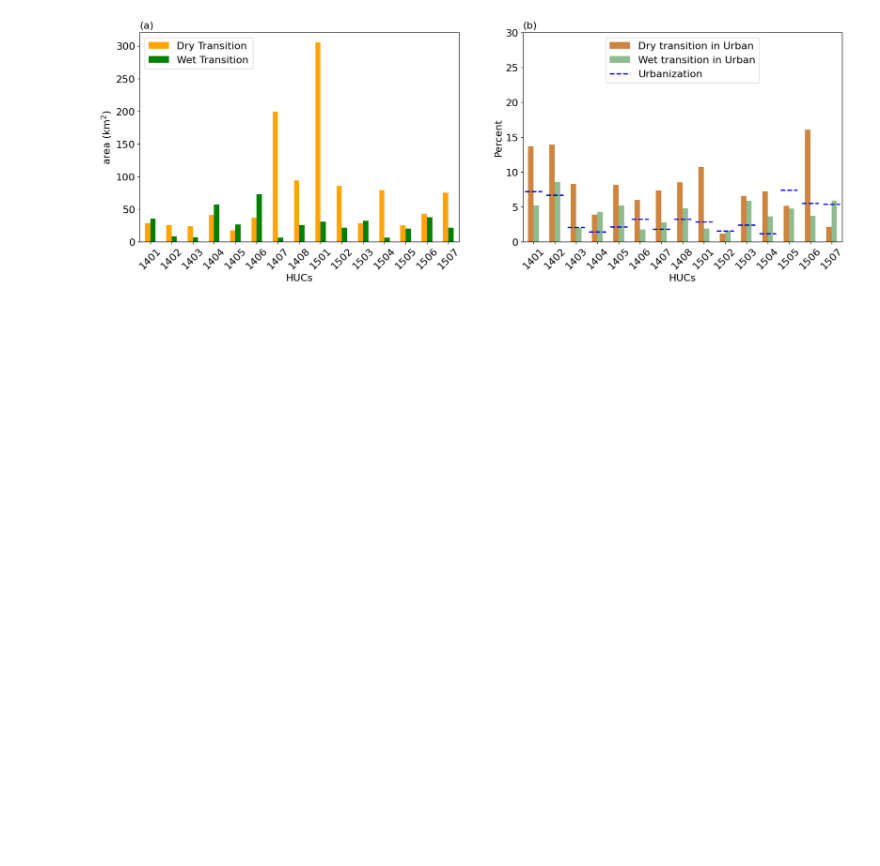
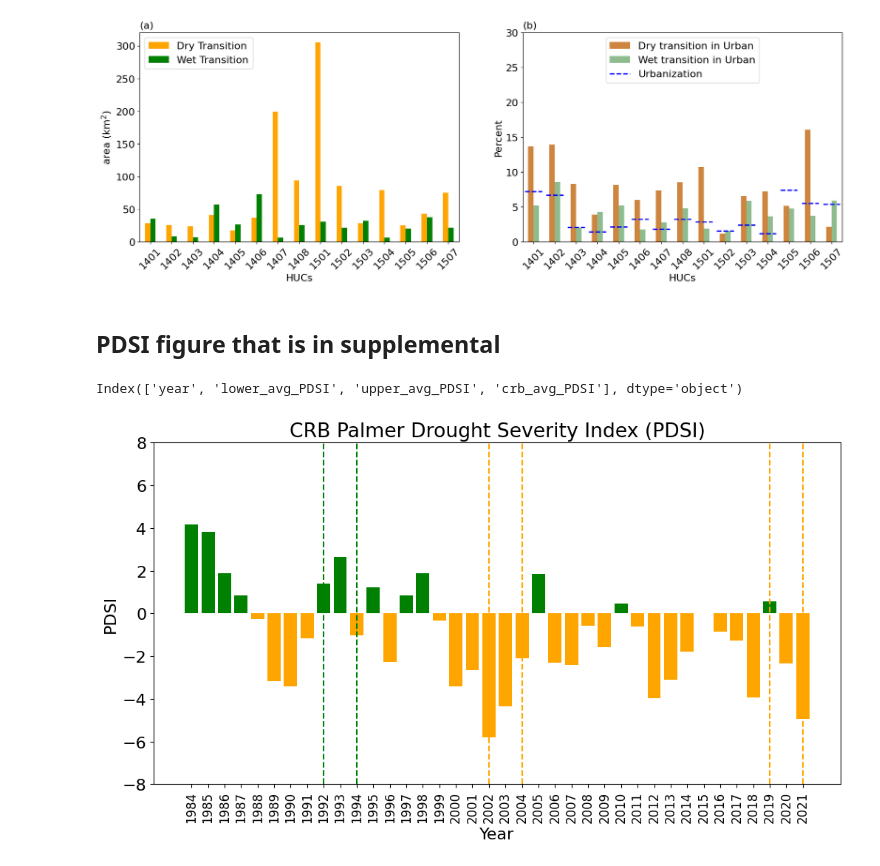
Before and after one commit to ppuentex/Surface_Water_Analysis-CRB, a Jupyter notebook: Results/generate-figures.ipynb, the cells around one changed output. Cells and saved outputs as stored; diff of their text form; code cells hidden in the pictures; blank space fills up the shorter version.

Commit message:
add the PDSI figure that is part of the supplemental instructions

```diff
--- a/Results/generate-figures.ipynb
+++ b/Results/generate-figures.ipynb
@@ -565,3 +565,33 @@ ax[1].legend(h1 + [custom_line], ['Dry transition in Urban','Wet transition in U
 plt.savefig('../Results/figures/transitions_urban_areas-figure6.jpg', bbox_inches ='tight', dpi = 600)
 # %% [output]
 [figure]
+# %% [markdown]
+## PDSI figure that is in supplemental
+# %%
+pdsi_df = pd.read_csv('../Data/processed-data/CRB_PDSI_84-21.csv')
+pdsi_df.columns
+# %% [output]
+Index(['year', 'lower_avg_PDSI', 'upper_avg_PDSI', 'crb_avg_PDSI'], dtype='object')
+# %%
+#Create a color list based on the value
+colors = ['green' if val > 0 else 'orange' for val in pdsi_df['crb_avg_PDSI']]
+
+plt.rcParams.update({'font.size': 16})
+plt.figure(figsize=(12, 6))
+plt.bar(pdsi_df['year'], pdsi_df['crb_avg_PDSI'], color=colors)
+plt.ylim(-8,8)
+plt.axvline(x=1992, color='green', linestyle='--')
+plt.axvline(x=1994,color='green', linestyle='--')
+plt.axvline(x=2002, color='orange', linestyle='--')
+plt.axvline(x=2004,color='orange', linestyle='--')
+plt.axvline(x=2019, color='orange', linestyle='--')
+plt.axvline(x=2021,color='orange', linestyle='--')
+plt.xlabel('Year')
+plt.xticks(fontsize = 12)
+plt.ylabel('PDSI')
+plt.title('CRB Palmer Drought Severity Index (PDSI)')
+plt.xticks(pdsi_df['year'],rotation=90)  # Set x-ticks to be the years
+plt.savefig('../Results/figures/crb_PDSI-supfig1.jpg', bbox_inches='tight', dpi=600)
+plt.show()
+# %% [output]
+[figure, added]
```
Also changed, not shown: 1 other file.
